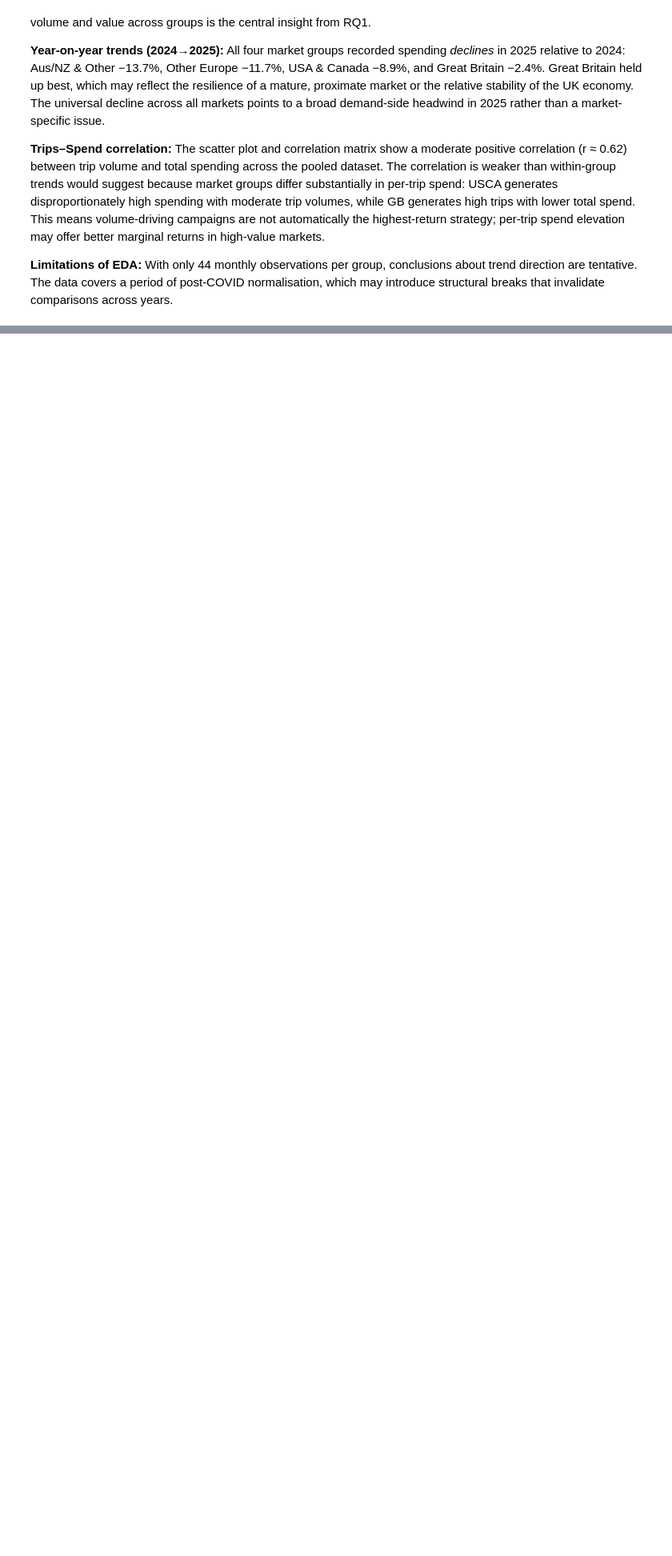
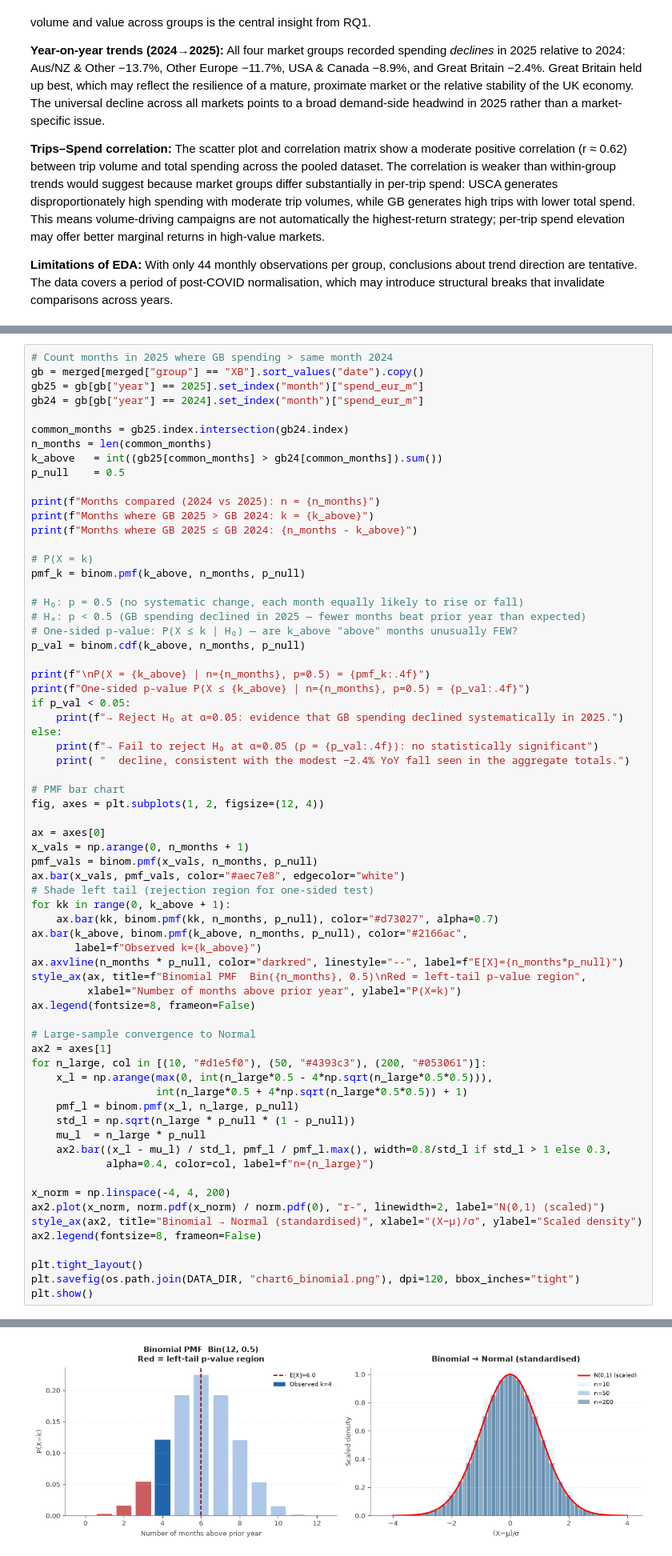
Before and after one commit to 2024524-youness/ireland-visitor-spending, a Jupyter notebook: ireland-visitor-spending.ipynb, the cells around one changed output, grey strips where cells are left out. Shown at 80% size. Saved outputs shown, nothing was run; the diff lists cells and outputs as text; blank space fills up the shorter version.

Commit message:
Statistical Distributions
Statistical Distributions part

```diff
--- a/ireland-visitor-spending.ipynb
+++ b/ireland-visitor-spending.ipynb
@@ -834,0 +839,68 @@ Chart 5 saved.
+# %%
+# Count months in 2025 where GB spending > same month 2024
+gb = merged[merged["group"] == "XB"].sort_values("date").copy()
+gb25 = gb[gb["year"] == 2025].set_index("month")["spend_eur_m"]
+gb24 = gb[gb["year"] == 2024].set_index("month")["spend_eur_m"]
+
+common_months = gb25.index.intersection(gb24.index)
+n_months = len(common_months)
+k_above   = int((gb25[common_months] > gb24[common_months]).sum())
+p_null    = 0.5
+
+print(f"Months compared (2024 vs 2025): n = {n_months}")
+print(f"Months where GB 2025 > GB 2024: k = {k_above}")
+print(f"Months where GB 2025 ≤ GB 2024: {n_months - k_above}")
+
+# P(X = k)
+pmf_k = binom.pmf(k_above, n_months, p_null)
+
+# H₀: p = 0.5 (no systematic change, each month equally likely to rise or fall)
+# Hₐ: p < 0.5 (GB spending declined in 2025 — fewer months beat prior year than expected)
+# One-sided p-value: P(X ≤ k | H₀) — are k_above "above" months unusually FEW?
+p_val = binom.cdf(k_above, n_months, p_null)
+
+print(f"\nP(X = {k_above} | n={n_months}, p=0.5) = {pmf_k:.4f}")
+print(f"One-sided p-value P(X ≤ {k_above} | n={n_months}, p=0.5) = {p_val:.4f}")
+if p_val < 0.05:
+    print(f"→ Reject H₀ at α=0.05: evidence that GB spending declined systematically in 2025.")
+else:
+    print(f"→ Fail to reject H₀ at α=0.05 (p = {p_val:.4f}): no statistically significant")
+    print( "  decline, consistent with the modest −2.4% YoY fall seen in the aggregate totals.")
+
+# PMF bar chart
+fig, axes = plt.subplots(1, 2, figsize=(12, 4))
+
+ax = axes[0]
+x_vals = np.arange(0, n_months + 1)
+pmf_vals = binom.pmf(x_vals, n_months, p_null)
+ax.bar(x_vals, pmf_vals, color="#aec7e8", edgecolor="white")
+# Shade left tail (rejection region for one-sided test)
+for kk in range(0, k_above + 1):
+    ax.bar(kk, binom.pmf(kk, n_months, p_null), color="#d73027", alpha=0.7)
+ax.bar(k_above, binom.pmf(k_above, n_months, p_null), color="#2166ac",
+       label=f"Observed k={k_above}")
+ax.axvline(n_months * p_null, color="darkred", linestyle="--", label=f"E[X]={n_months*p_null}")
+style_ax(ax, title=f"Binomial PMF  Bin({n_months}, 0.5)\nRed = left-tail p-value region",
+         xlabel="Number of months above prior year", ylabel="P(X=k)")
+ax.legend(fontsize=8, frameon=False)
+
+# Large-sample convergence to Normal
+ax2 = axes[1]
+for n_large, col in [(10, "#d1e5f0"), (50, "#4393c3"), (200, "#053061")]:
+    x_l = np.arange(max(0, int(n_large*0.5 - 4*np.sqrt(n_large*0.5*0.5))),
+                    int(n_large*0.5 + 4*np.sqrt(n_large*0.5*0.5)) + 1)
+    pmf_l = binom.pmf(x_l, n_large, p_null)
+    std_l = np.sqrt(n_large * p_null * (1 - p_null))
+    mu_l  = n_large * p_null
+    ax2.bar((x_l - mu_l) / std_l, pmf_l / pmf_l.max(), width=0.8/std_l if std_l > 1 else 0.3,
+            alpha=0.4, color=col, label=f"n={n_large}")
+
+x_norm = np.linspace(-4, 4, 200)
+ax2.plot(x_norm, norm.pdf(x_norm) / norm.pdf(0), "r-", linewidth=2, label="N(0,1) (scaled)")
+style_ax(ax2, title="Binomial → Normal (standardised)", xlabel="(X−μ)/σ", ylabel="Scaled density")
+ax2.legend(fontsize=8, frameon=False)
+
+plt.tight_layout()
+plt.savefig(os.path.join(DATA_DIR, "chart6_binomial.png"), dpi=120, bbox_inches="tight")
+plt.show()
+# %% [output]
@@ -834,0 +915 @@ Chart 5 saved.
+[figure, added]
```
Also changed, not shown: parts of 8 cells of this notebook.
